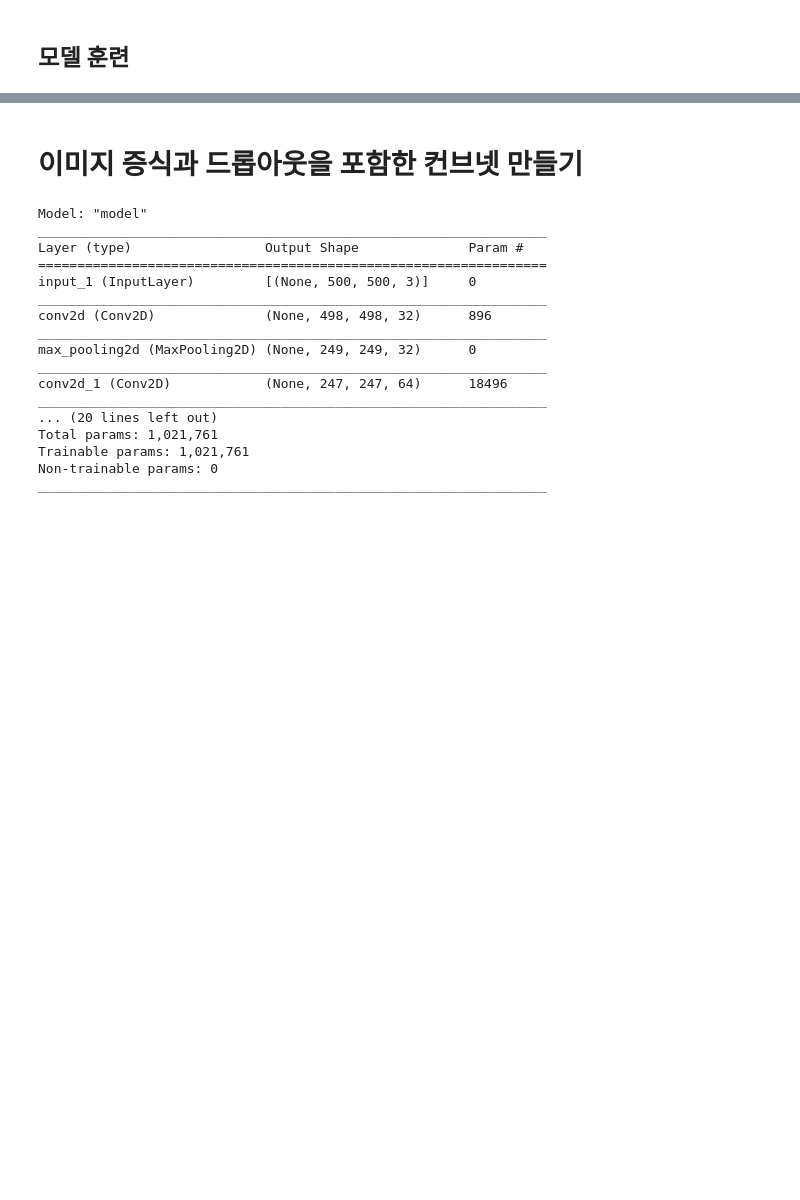
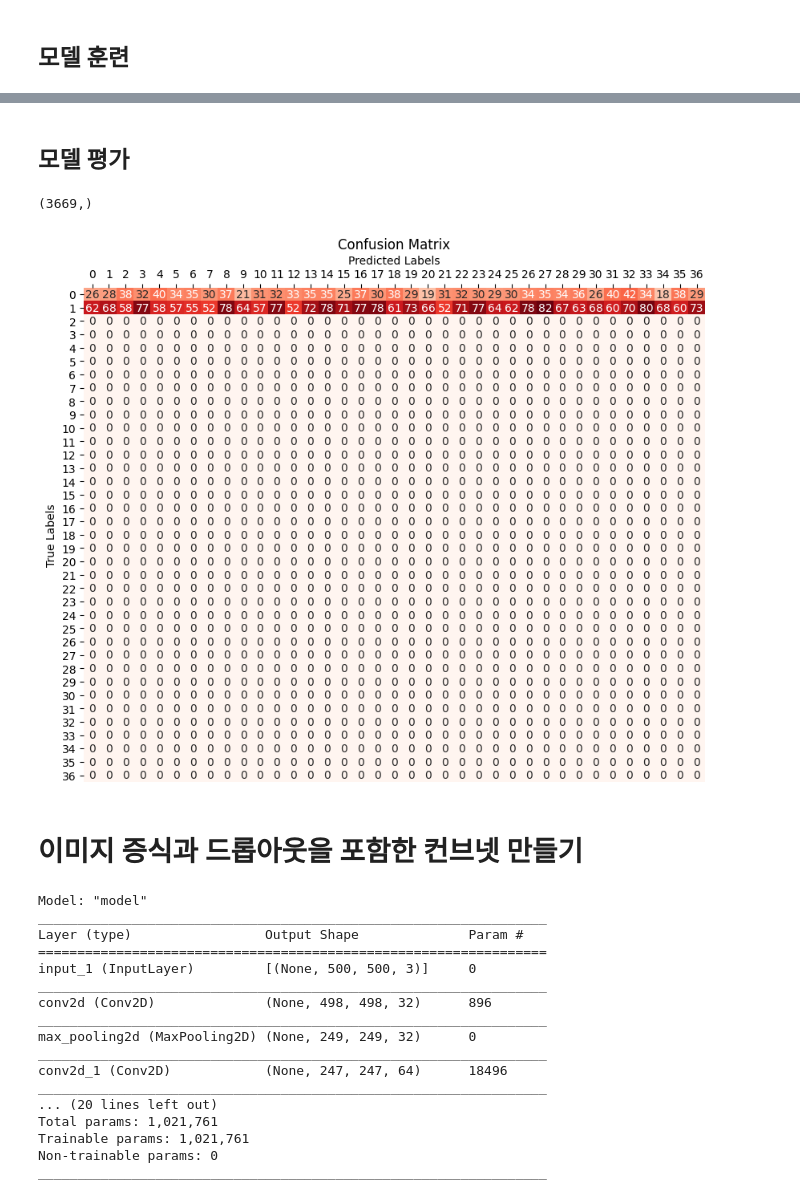
Before and after one commit to Ligoan/quest, a Jupyter notebook: DLThon/img_classifier/img_classifier_catdog37.ipynb, the cells around one changed output, grey strips where cells are left out. Saved outputs shown, nothing was run; the diff lists cells and outputs as text; code cells hidden in the pictures; blank space fills up the shorter version.

```diff
--- a/DLThon/img_classifier/img_classifier_catdog37.ipynb
+++ b/DLThon/img_classifier/img_classifier_catdog37.ipynb
@@ -803,5 +805,5 @@ test_ds = image_dataset_from_directory(
 
 train_ds = train_ds.prefetch(BATCH_SIZE)
 val_ds = train_ds.prefetch(BATCH_SIZE)
-test_ds = train_ds.prefetch(BATCH_SIZE)
+test_ds = test_ds.prefetch(BATCH_SIZE)
 # %% [output]
@@ -858,3 +858,51 @@ ValueError: in user code:
+# %% [markdown]
+## 모델 평가
+# %%
+import keras
+import os
+import numpy as np
+import pandas as pd
+import matplotlib.pyplot as plt
+import seaborn as sns
+from sklearn.metrics import confusion_matrix, accuracy_score
+
+# 모델 파일 경로
+model_path = 'C:/Users/ligoan/OneDrive/바탕 화면/I/repository/quest/DLThon/학습한 모델들/my_conv_catdog37_try_8_inceptionV3_image_aug_no_limit_input_size_224_224_75_0.97_0.10/my_conv_catdog37_try_6_inceptionV3__image_aug_no_limit_input_size_224_224_75_0.97_0.10.keras'
+
+# 모델 로드
+test_model = keras.models.load_model(model_path)
+
+# 테스트 데이터 예측
+predictions = test_model.predict(test_ds)
+# %%
+predicted_labels.shape
+# %% [output]
+(3669,)
+# %%
+predicted_labels = np.argmax(predictions, axis=1)
+
+# 실제 레이블 가져오기
+true_labels = np.concatenate([y for x, y in test_ds], axis=0)
+
+# 혼동 행렬 생성
+conf_matrix = confusion_matrix(true_labels, predicted_labels)
+
+# 혼동 행렬 시각화
+plt.figure(figsize=(10, 8))
+ax = sns.heatmap(conf_matrix, annot=True, fmt='d', cmap='Reds', cbar=False)
+
+# x축과 y축 레이블 설정
+ax.set_xlabel('Predicted Labels')
+ax.set_ylabel('True Labels')
+
+# x축 레이블을 타이틀 바로 아래로 이동
+ax.xaxis.set_label_position('top')
+ax.xaxis.tick_top()
+
+plt.title('Confusion Matrix')
+plt.show()
+# %% [output]
+[figure, added]
 # %% [markdown]
 # 이미지 증식과 드롭아웃을 포함한 컨브넷 만들기
 # %%
```
Also changed, not shown: parts of 3 cells of this notebook, 1 other file.
